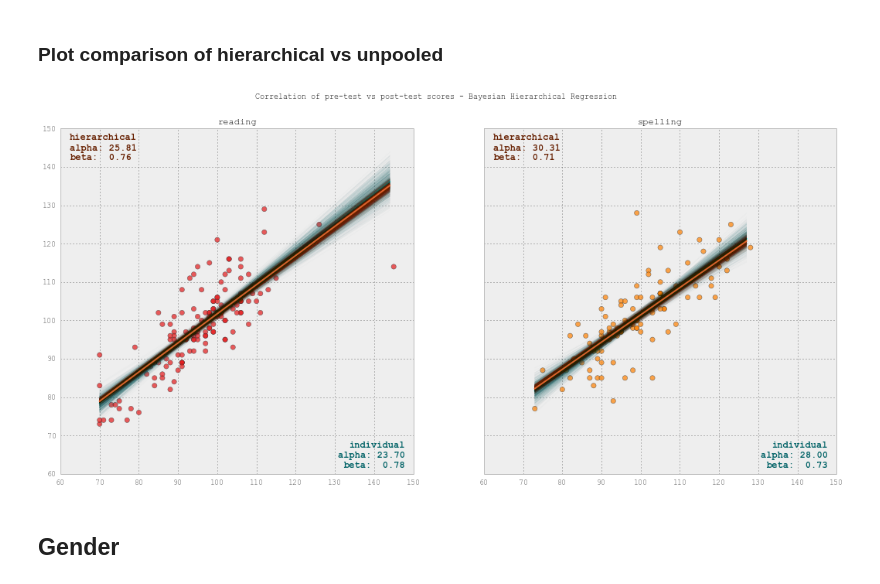
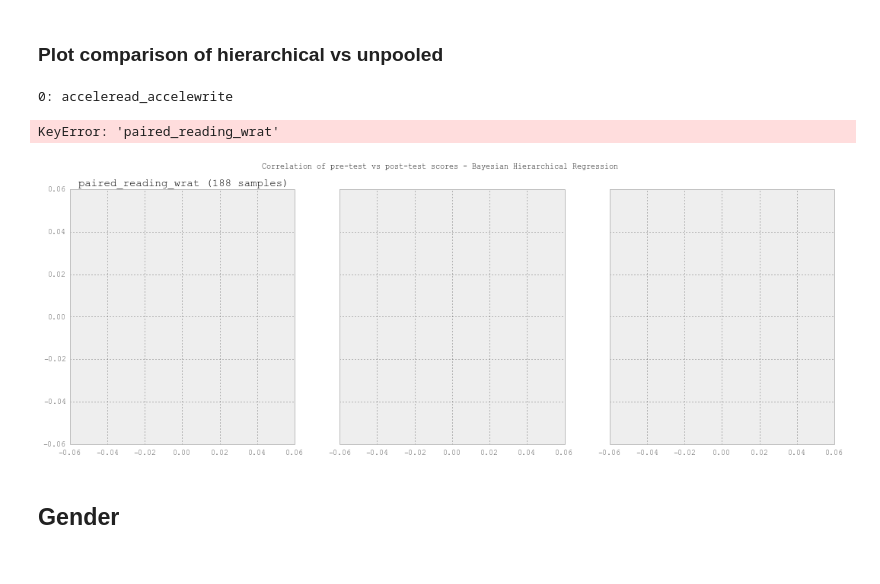
Before and after one commit to tcarnus/suas_literacy, a Jupyter notebook: 02_InitialExploration.ipynb, the cells around one changed output. Drawn from its saved outputs; the diff is of its cells as text; code cells hidden in the pictures.

Commit message:
WIP refactored plots

```diff
--- a/02_InitialExploration.ipynb
+++ b/02_InitialExploration.ipynb
@@ -76,6 +193,9 @@ df = pd.read_sql('select * from df_piv', cnx_sql3, index_col=['code','schoolid',
                  , parse_dates=['date_pre','date_post'])
 cnx_sql3.close()
 
+df = df.sort_index(axis=1)
+df.reset_index(inplace=True)
+df.set_index('code',inplace=True)
 print(df.shape)
 df.head()
 # %% [output]
@@ -283,0 +408,10 @@ for testtype in unqvals:
+# %%
+## unpooled model for test type
+
+unqvals_testtype = np.unique(df.testtype)
+traces_unpooled = {}
+
+for testtype in unqvals_testtype:
+    x = df.loc[df.testtype == testtype, 'staard_score_pre']
+    y = df.loc[df.testtype == testtype, 'staard_score_post']
+    traces_unpooled[testtype] = get_traces_unpooled(x, y, max_iter=10000)
@@ -329,10 +434,9 @@ def get_traces_hierarchical(x, y, idxs, max_iter):
 # %%
 ## run traces
-unqvals = np.unique(df.index.get_level_values('test').tolist())
-unqvals_translator = {v:k for k,v in enumerate(unqvals)}
-idxs = [unqvals_translator[v] for v in df.index.get_level_values('test').tolist()]
+unqvals_testtype = np.unique(df.testtype)
+unqvals_translator = {v:k for k,v in enumerate(unqvals_testtype)}
+idxs = [unqvals_translator[v] for v in df.testtype]
 x = df['staard_score_pre']
 y = df['staard_score_post']
-max_iter = 200000
-traces_hierarchical = get_traces_hierarchical(x, y, idxs, max_iter)
+traces_hierarchical = get_traces_hierarchical(x, y, idxs, max_iter=200000)
 # %% [output]
@@ -346,31 +450,30 @@ with pm.Model() as hierarchical_model:
 # %% [markdown]
 ### Plot comparison of hierarchical vs unpooled
 # %%
-fig, axes1d = plt.subplots(nrows=1, ncols=2, sharex=True, sharey=True, figsize=(18,8))
+fig, axes1d = plt.subplots(nrows=1, ncols=len(unqvals_testtype), sharex=True, sharey=True, figsize=(18,6))
 fig.subplots_adjust(wspace=0.2)
 fig.suptitle('Correlation of pre-test vs post-test scores - Bayesian Hierarchical Regression')
 cm_cmap = cm.get_cmap('Set1')
 
-for j, (sp, testtype) in enumerate(zip(axes1d,unqvals)):
+for j, (sp, testype) in enumerate(zip(axes1d,unqvals_testtype)):
 
-    x = df.query('test=="{}"'.format(testtype))['staard_score_pre']
-    y = df.query('test=="{}"'.format(testtype))['staard_score_post']
-    clr = cm_cmap(j/len(unqvals))
+    print('{}: {}'.format(j,testype))
+    clr = cm_cmap(j/len(unqvals_testtype))
+    x = df.loc[df.testtype == testtype, 'staard_score_pre']
+    y = df.loc[df.testtype == testtype, 'staard_score_post']
 
     # datapoints and subplot titles
     sp.scatter(x=x,y=y,s=40,color=clr,alpha=0.7,edgecolor='#333333')
     sp.annotate('{} ({} samples)'.format(testtype,len(x))
-                ,xy=(0.5,1),xycoords='axes fraction',size=12,ha='center'
+                ,xy=(0.5,1),xycoords='axes fraction',size=14,ha='center'
                 ,xytext=(0,6),textcoords='offset points')
 
-
-    # regression fit independent
-    plot_reg(sp,traces_unpooled[testtype],x)
-
-    # regression fit hierarchical
-    plot_reg(sp,traces_hierarchical,x,usage='hierarchical',col=j)
+    plot_reg(sp,traces_unpooled[testtype],x,burn_ratio=0.25, ipoints=10)
+#    plot_reg(sp,traces_hierarchical,x,usage='hierarchical',col=j,burn_ratio=0.5, ipoints=10)
 # %% [output]
+0: acceleread_accelewrite
+KeyError: 'paired_reading_wrat'
-[figure, old version]
+[figure, new version]
 # %% [markdown]
 ## Gender
 # %% [markdown]
```
Also changed, not shown: parts of 36 cells of this notebook, 1 other file.
